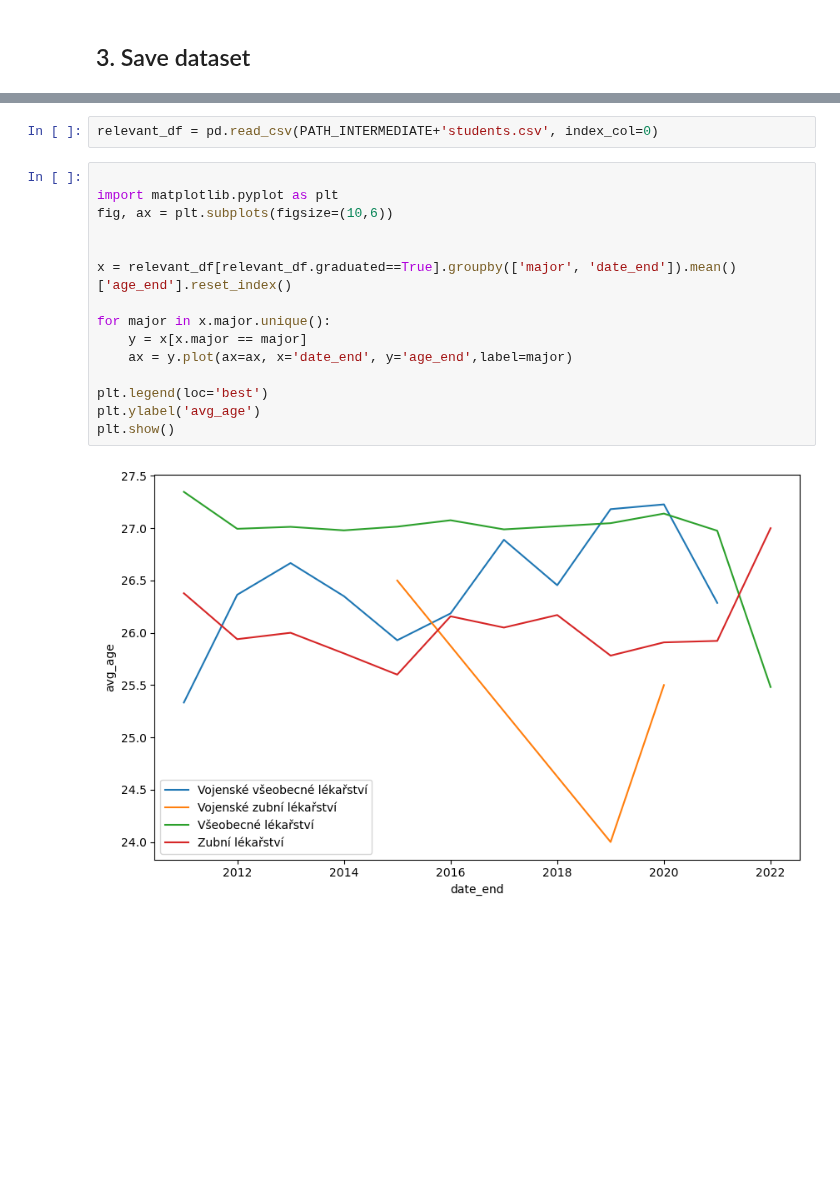
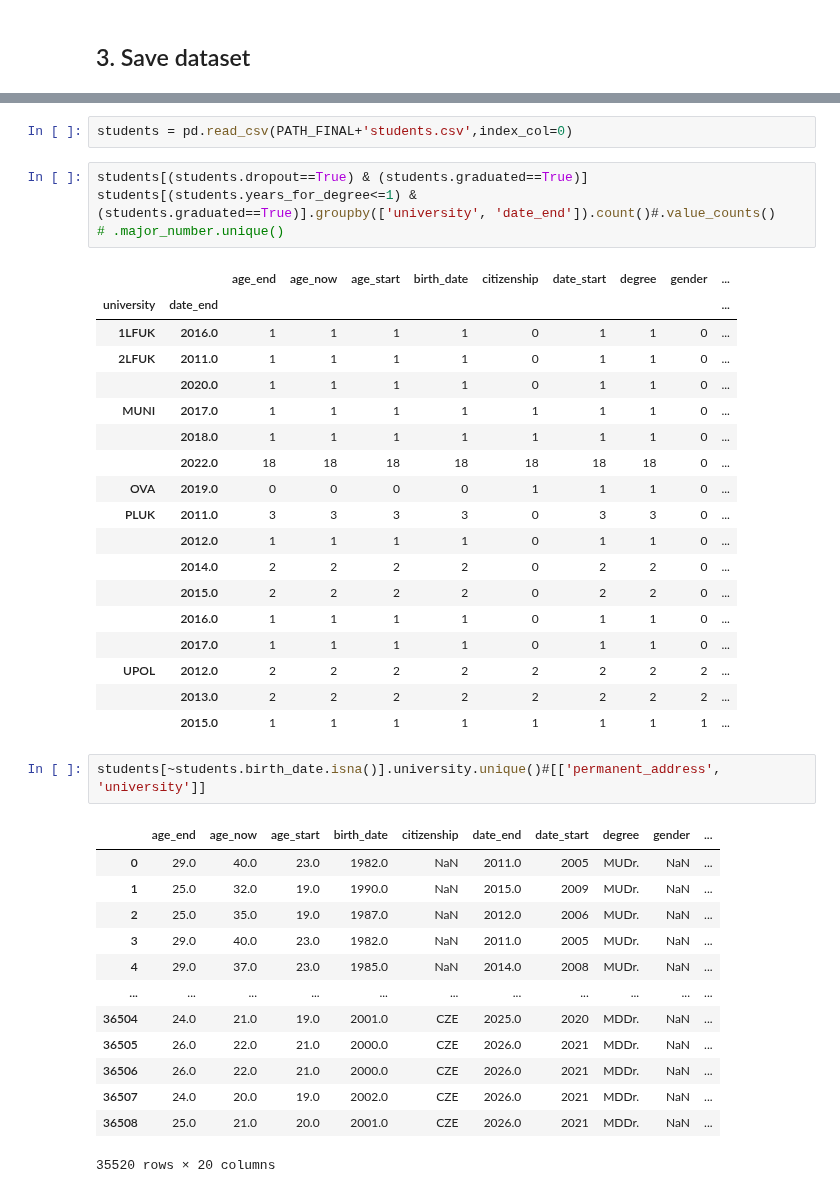
Before and after one commit to opendatalabcz/mapa-zdravi, a Jupyter notebook: src/scripts/uni_parsing.ipynb, the cells around one changed output, grey strips where cells are left out. Drawn from its saved outputs; the diff is of its cells as text; blank space fills up the shorter version.

```diff
--- a/src/scripts/uni_parsing.ipynb
+++ b/src/scripts/uni_parsing.ipynb
@@ -244,19 +246,41 @@ relevant_df.head()
 # %%
-relevant_df = pd.read_csv(PATH_INTERMEDIATE+'students.csv', index_col=0)
+students = pd.read_csv(PATH_FINAL+'students.csv',index_col=0)
-# %%
-
-import matplotlib.pyplot as plt
-fig, ax = plt.subplots(figsize=(10,6))
-
-
-x = relevant_df[relevant_df.graduated==True].groupby(['major', 'date_end']).mean()['age_end'].reset_index()
-
-for major in x.major.unique():
-    y = x[x.major == major]
-    ax = y.plot(ax=ax, x='date_end', y='age_end',label=major)
-
-plt.legend(loc='best')
-plt.ylabel('avg_age')
-plt.show()
-# %% [output]
-[figure, removed]
+# %%
+students[(students.dropout==True) & (students.graduated==True)]
+students[(students.years_for_degree<=1) & (students.graduated==True)].groupby(['university', 'date_end']).count()#.value_counts()
+# .major_number.unique()
+# %% [output]
+|  |  | age_end | age_now | age_start | birth_date | citizenship | date_start | degree | gender | ... |
+| university | date_end |  |  |  |  |  |  |  |  | ... |
+| 1LFUK | 2016.0 | 1 | 1 | 1 | 1 | 0 | 1 | 1 | 0 | ... |
+| 2LFUK | 2011.0 | 1 | 1 | 1 | 1 | 0 | 1 | 1 | 0 | ... |
+|  | 2020.0 | 1 | 1 | 1 | 1 | 0 | 1 | 1 | 0 | ... |
+| MUNI | 2017.0 | 1 | 1 | 1 | 1 | 1 | 1 | 1 | 0 | ... |
+|  | 2018.0 | 1 | 1 | 1 | 1 | 1 | 1 | 1 | 0 | ... |
+|  | 2022.0 | 18 | 18 | 18 | 18 | 18 | 18 | 18 | 0 | ... |
+| OVA | 2019.0 | 0 | 0 | 0 | 0 | 1 | 1 | 1 | 0 | ... |
+| PLUK | 2011.0 | 3 | 3 | 3 | 3 | 0 | 3 | 3 | 0 | ... |
+|  | 2012.0 | 1 | 1 | 1 | 1 | 0 | 1 | 1 | 0 | ... |
+|  | 2014.0 | 2 | 2 | 2 | 2 | 0 | 2 | 2 | 0 | ... |
+|  | 2015.0 | 2 | 2 | 2 | 2 | 0 | 2 | 2 | 0 | ... |
+|  | 2016.0 | 1 | 1 | 1 | 1 | 0 | 1 | 1 | 0 | ... |
+|  | 2017.0 | 1 | 1 | 1 | 1 | 0 | 1 | 1 | 0 | ... |
+| UPOL | 2012.0 | 2 | 2 | 2 | 2 | 2 | 2 | 2 | 2 | ... |
+|  | 2013.0 | 2 | 2 | 2 | 2 | 2 | 2 | 2 | 2 | ... |
+|  | 2015.0 | 1 | 1 | 1 | 1 | 1 | 1 | 1 | 1 | ... |
+# %%
+students[~students.birth_date.isna()].university.unique()#[['permanent_address', 'university']]
+# %% [output]
+|  | age_end | age_now | age_start | birth_date | citizenship | date_end | date_start | degree | gender | ... |
+| 0 | 29.0 | 40.0 | 23.0 | 1982.0 | NaN | 2011.0 | 2005 | MUDr. | NaN | ... |
+| 1 | 25.0 | 32.0 | 19.0 | 1990.0 | NaN | 2015.0 | 2009 | MUDr. | NaN | ... |
+| 2 | 25.0 | 35.0 | 19.0 | 1987.0 | NaN | 2012.0 | 2006 | MUDr. | NaN | ... |
+| 3 | 29.0 | 40.0 | 23.0 | 1982.0 | NaN | 2011.0 | 2005 | MUDr. | NaN | ... |
+| 4 | 29.0 | 37.0 | 23.0 | 1985.0 | NaN | 2014.0 | 2008 | MUDr. | NaN | ... |
+| ... | ... | ... | ... | ... | ... | ... | ... | ... | ... | ... |
+| 36504 | 24.0 | 21.0 | 19.0 | 2001.0 | CZE | 2025.0 | 2020 | MDDr. | NaN | ... |
+| 36505 | 26.0 | 22.0 | 21.0 | 2000.0 | CZE | 2026.0 | 2021 | MDDr. | NaN | ... |
+| 36506 | 26.0 | 22.0 | 21.0 | 2000.0 | CZE | 2026.0 | 2021 | MDDr. | NaN | ... |
+| 36507 | 24.0 | 20.0 | 19.0 | 2002.0 | CZE | 2026.0 | 2021 | MDDr. | NaN | ... |
+| 36508 | 25.0 | 21.0 | 20.0 | 2001.0 | CZE | 2026.0 | 2021 | MDDr. | NaN | ... |
+35520 rows × 20 columns
```
Also changed, not shown: parts of 3 cells of this notebook, 12 other files.
